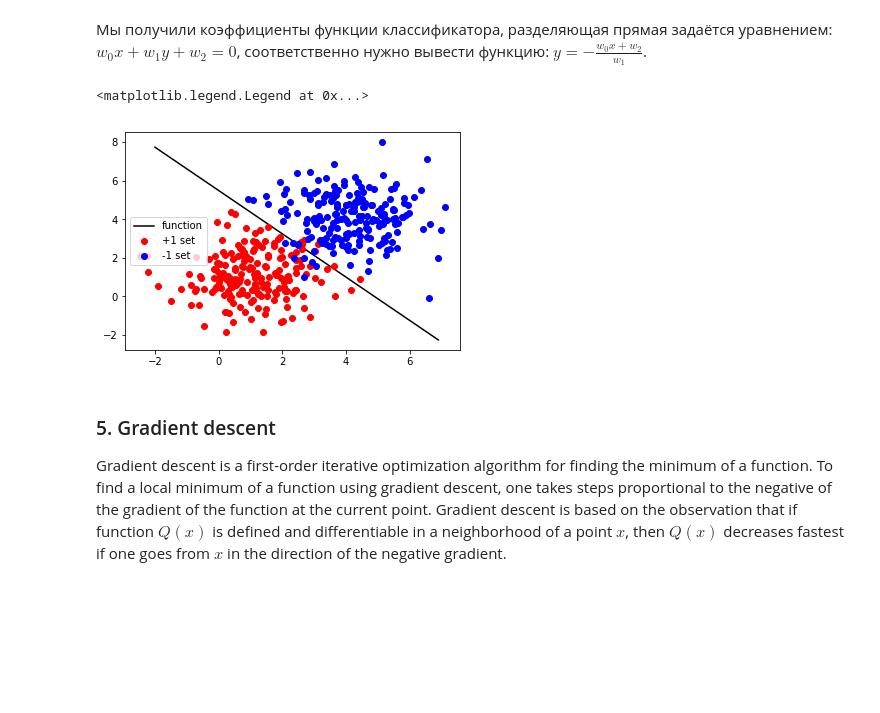
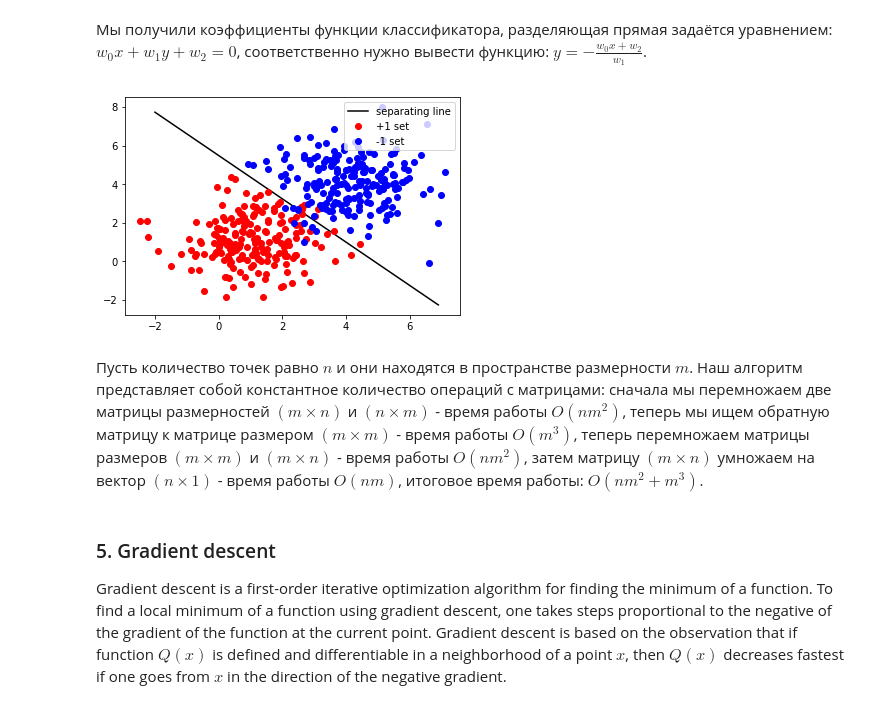
Before and after one commit to SokolovRE/Renju, a Jupyter notebook: labs/lab-1.ipynb, the cells around one changed output. Cells and saved outputs as stored; diff of their text form; code cells hidden in the pictures; blank space fills up the shorter version.

```diff
--- a/labs/lab-1.ipynb
+++ b/labs/lab-1.ipynb
@@ -229,21 +230,23 @@ X = np.concatenate((red_points, blue_points), axis=0)
 X = np.concatenate((X, np.ones((len(X), 1))), axis=1)
 Y = np.concatenate((np.ones((len(red_points), 1)), -np.ones((len(blue_points), 1))), axis=0)
 
-koefficients = np.dot(np.dot(np.linalg.inv(np.dot(X.T, X)), X.T), Y)
+w = np.dot(np.dot(np.linalg.inv(np.dot(X.T, X)), X.T), Y)
 # %% [markdown]
 Мы получили коэффициенты функции классификатора, разделяющая прямая задаётся уравнением: $w_0x + w_1y + w_2 = 0$, соответственно нужно вывести функцию: $y = -\frac{w_0x+w_2}{w_1}$.
 # %%
-def line(koefficients, x):
-    return -(koefficients[0]*x + koefficients[2])/koefficients[1]
+def separating_line(w, x):
+    return -(w[0]*x + w[2])/w[1]
 
 x_range = np.arange(-2, 7, 0.1)
-plt.plot(x_range, line(koefficients, x_range), 'k', label='function')
+plt.plot(x_range, separating_line(koefficients, x_range), 'k', label='separating line')
 plt.plot(red_points[:,0], red_points[:,1], 'or', label='+1 set')
 plt.plot(blue_points[:,0], blue_points[:,1], 'ob', label = '-1 set')
 plt.legend()
+plt.show()
 # %% [output]
-<matplotlib.legend.Legend at 0x...>
-[figure, old version]
+[figure, new version]
+# %% [markdown]
+Пусть количество точек равно $n$ и они находятся в пространстве размерности $m$. Наш алгоритм представляет собой константное количество операций с матрицами: сначала мы перемножаем две матрицы размерностей $(m \times n)$ и $(n \times m)$ - время работы $O(nm^2)$, теперь мы ищем обратную матрицу к матрице размером $(m \times m)$ - время работы $O(m^3)$, теперь перемножаем матрицы размеров $(m \times m)$ и $(m \times n)$ - время работы $O(nm^2)$, затем матрицу $(m \times n)$ умножаем на вектор $(n \times 1)$ - время работы $O(nm)$, итоговое время работы: $O(nm^2 + m^3)$.
 # %% [markdown]
 ### 5. Gradient descent
 Gradient descent is a first-order iterative optimization algorithm for finding the minimum of a function. To find a local minimum of a function using gradient descent, one takes steps proportional to the negative of the gradient of the function at the current point. Gradient descent is based on the observation that if function $Q(x)$ is defined and differentiable in a neighborhood of a point $x$, then $Q(x)$ decreases fastest if one goes from $x$  in the direction of the negative gradient.
```
Also changed, not shown: parts of 15 cells of this notebook.
